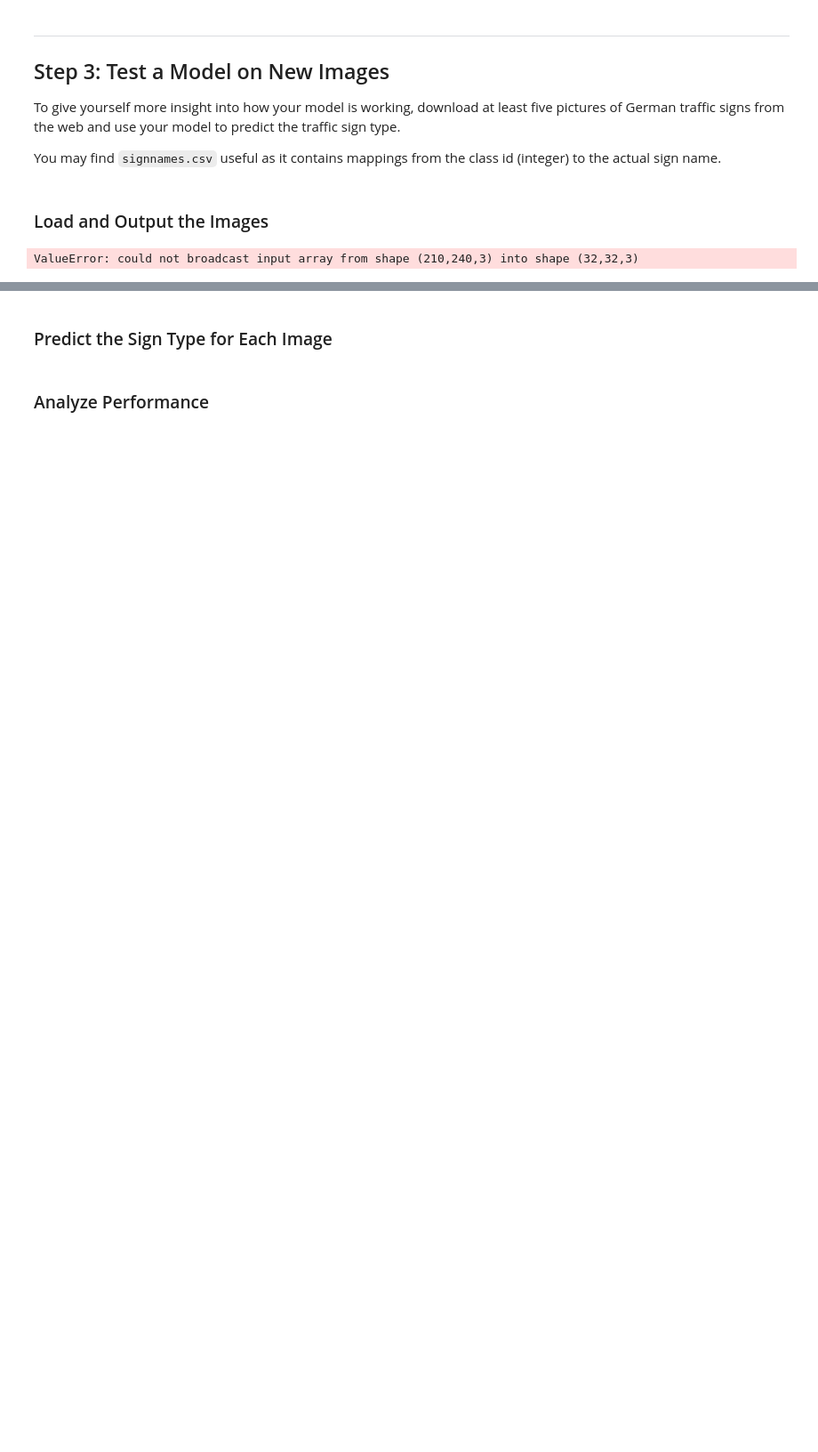
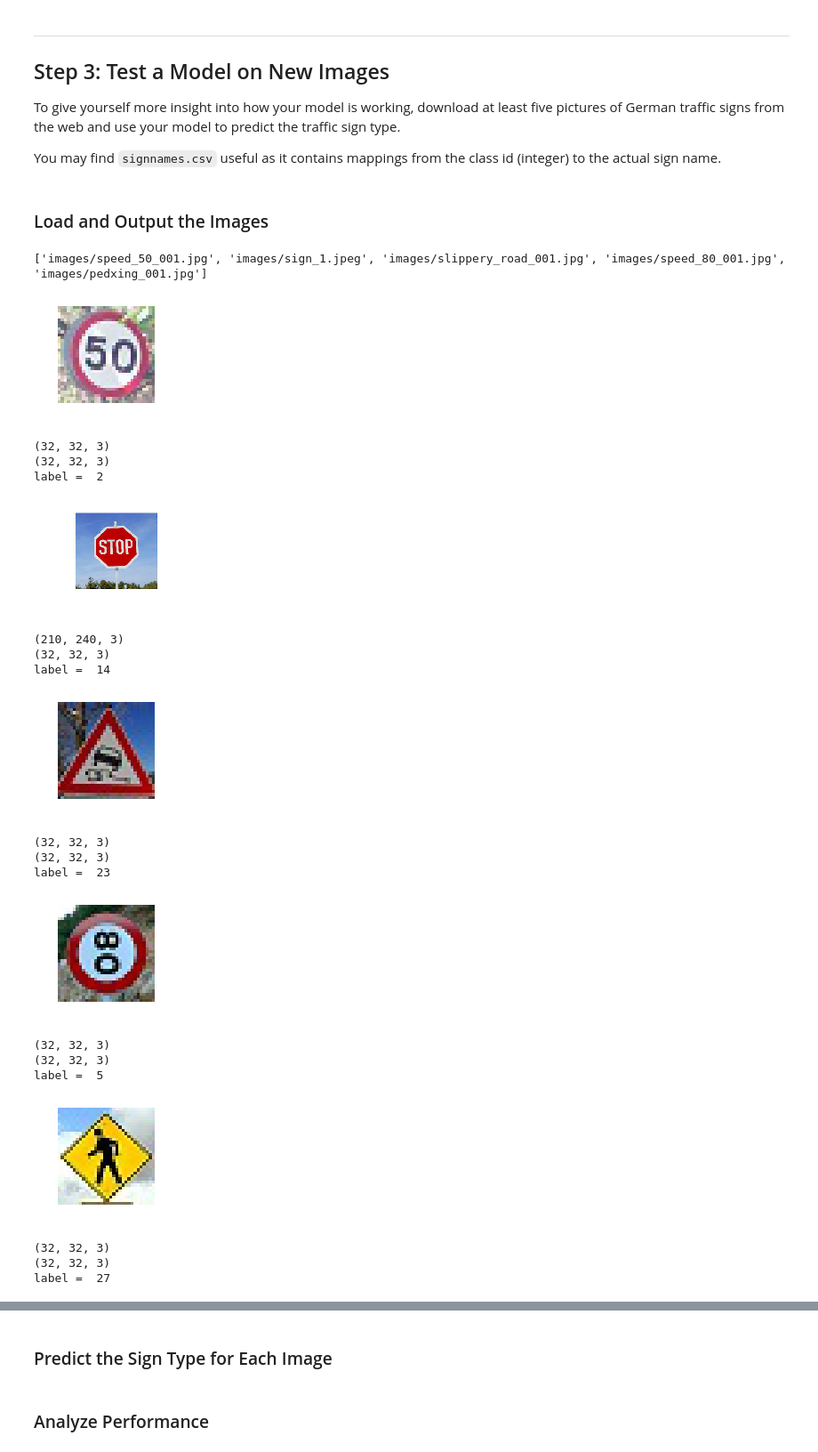
Before and after one commit to pomeroyd/project2_r1p0, a Jupyter notebook: Traffic_Sign_Classifier.ipynb, the cells around one changed output, grey strips where cells are left out. Shown: that part at 89% size. Drawn from its saved outputs; the diff is of its cells as text; code cells hidden in the pictures; blank space fills up the shorter version.

Commit message:
test new images

```diff
--- a/Traffic_Sign_Classifier.ipynb
+++ b/Traffic_Sign_Classifier.ipynb
@@ -660,25 +495,50 @@ You may find `signnames.csv` useful as it contains mappings from the class id (i
 # %%
 ### Load the images and plot them here.
 ### Feel free to use as many code cells as needed.
 import os
 import matplotlib.image as mpimg
 
 webbies = []
 path = "images/"
 
 for img in os.listdir(path):
     image = path + img
     webbies.append(image)
 
 web_images = np.zeros((len(webbies), 32, 32, 3), dtype = np.uint8)
-web_labels = [2, 5, 27, 14, 23]
-
-#for i in range(len(webbies)):
-image = mpimg.imread(webbies[i])
-web_images[i] = image
-plt.figure(figsize=(2, 2))
-plt.imshow(image)
-plt.axis('off')
-plt.show()
+web_labels = [2,14,23,5,27]
+print(webbies)
+i=1
+for i in range(len(webbies)):
+    image = mpimg.imread(webbies[i])
+    image_small = cv2.resize(image, (32, 32))
+    web_images[i] = image_small
+    plt.figure(figsize=(2, 2))
+    plt.imshow(image)
+    plt.axis('off')
+    plt.show()
+    print(image.shape)
+    print(image_small.shape)
+    print("label = ",web_labels[i])
 # %% [output]
-ValueError: could not broadcast input array from shape (210,240,3) into shape (32,32,3)
+['images/speed_50_001.jpg', 'images/sign_1.jpeg', 'images/slippery_road_001.jpg', 'images/speed_80_001.jpg', 'images/pedxing_001.jpg']
+[figure, added]
+(32, 32, 3)
+(32, 32, 3)
+label =  2
+[figure, added]
+(210, 240, 3)
+(32, 32, 3)
+label =  14
+[figure, added]
+(32, 32, 3)
+(32, 32, 3)
+label =  23
+[figure, added]
+(32, 32, 3)
+(32, 32, 3)
+label =  5
+[figure, added]
+(32, 32, 3)
+(32, 32, 3)
+label =  27
```
Also changed, not shown: parts of 14 cells of this notebook.
